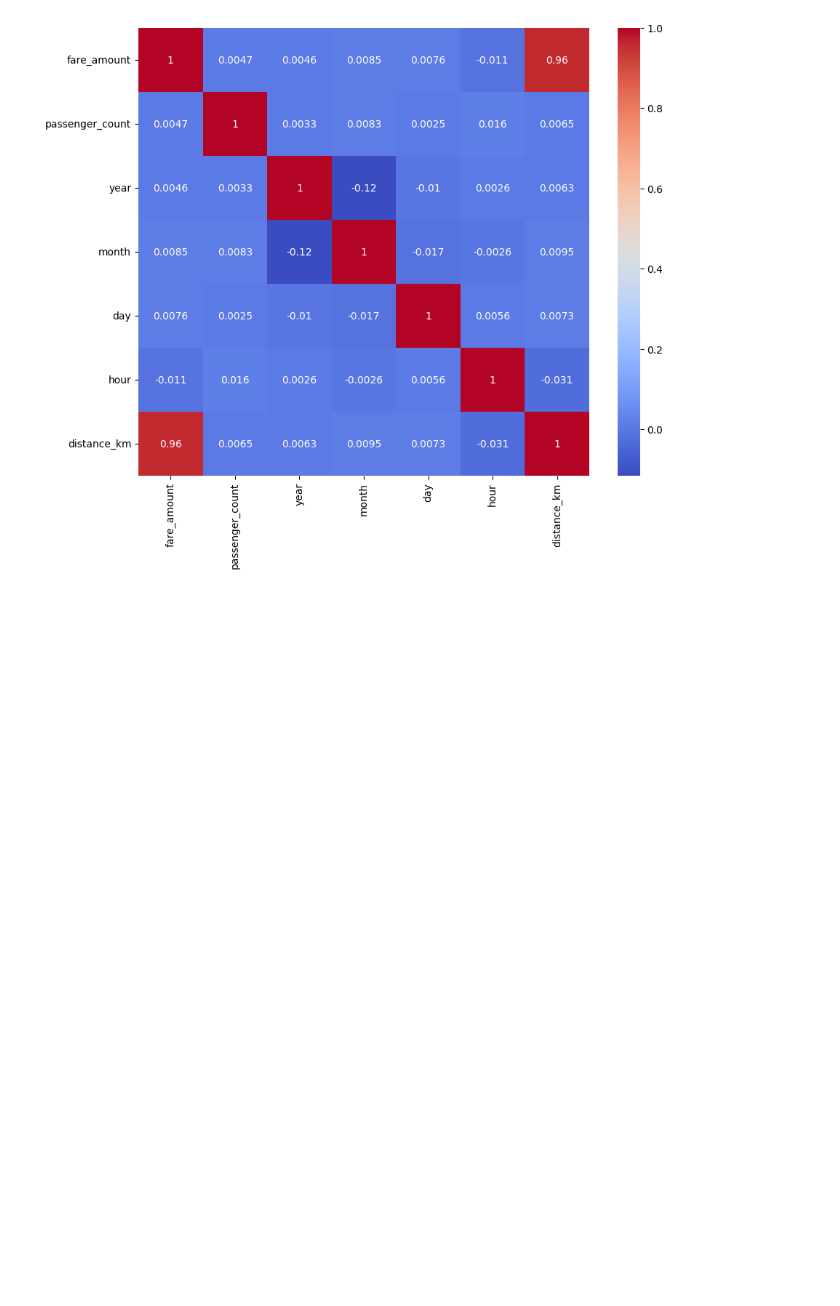
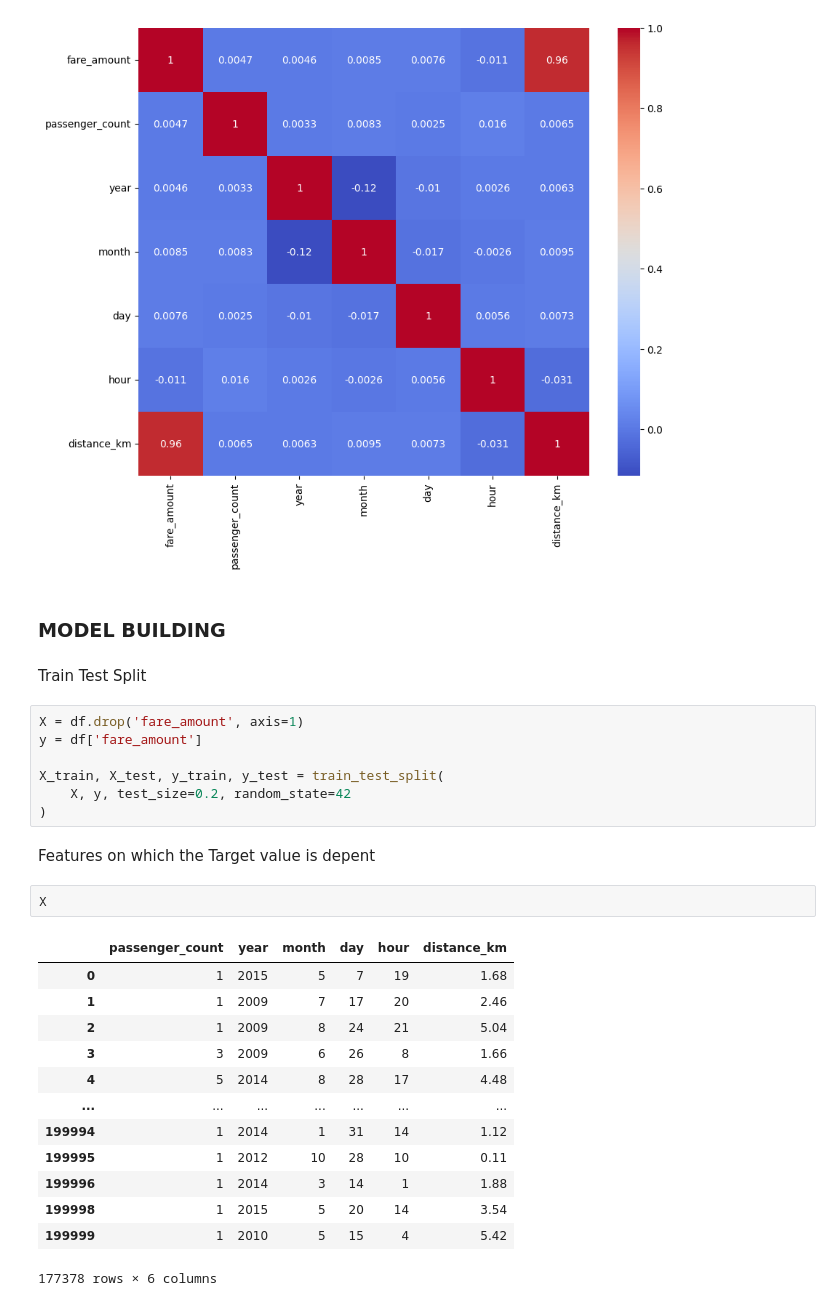
Before and after one commit to Hunter926261/Uber-Fare-Prediction, a Jupyter notebook: notebooks/uber_fare_prediction.ipynb, the cells around one changed output. Cells and saved outputs as stored; diff of their text form; blank space fills up the shorter version.

```diff
--- a/notebooks/uber_fare_prediction.ipynb
+++ b/notebooks/uber_fare_prediction.ipynb
@@ -297,3 +297,32 @@ sns.heatmap(df.corr(), annot=True, cmap='coolwarm')
 plt.show()
 # %% [output]
 [figure]
+# %% [markdown]
+### MODEL BUILDING
+# %% [markdown]
+Train Test Split
+# %%
+X = df.drop('fare_amount', axis=1)
+y = df['fare_amount']
+
+X_train, X_test, y_train, y_test = train_test_split(
+    X, y, test_size=0.2, random_state=42
+)
+# %% [markdown]
+Features on which the Target value is depent
+# %%
+X
+# %% [output]
+|  | passenger_count | year | month | day | hour | distance_km |
+| 0 | 1 | 2015 | 5 | 7 | 19 | 1.68 |
+| 1 | 1 | 2009 | 7 | 17 | 20 | 2.46 |
+| 2 | 1 | 2009 | 8 | 24 | 21 | 5.04 |
+| 3 | 3 | 2009 | 6 | 26 | 8 | 1.66 |
+| 4 | 5 | 2014 | 8 | 28 | 17 | 4.48 |
+| ... | ... | ... | ... | ... | ... | ... |
+| 199994 | 1 | 2014 | 1 | 31 | 14 | 1.12 |
+| 199995 | 1 | 2012 | 10 | 28 | 10 | 0.11 |
+| 199996 | 1 | 2014 | 3 | 14 | 1 | 1.88 |
+| 199998 | 1 | 2015 | 5 | 20 | 14 | 3.54 |
+| 199999 | 1 | 2010 | 5 | 15 | 4 | 5.42 |
+177378 rows × 6 columns
```
Also changed, not shown: parts of 8 cells of this notebook.
